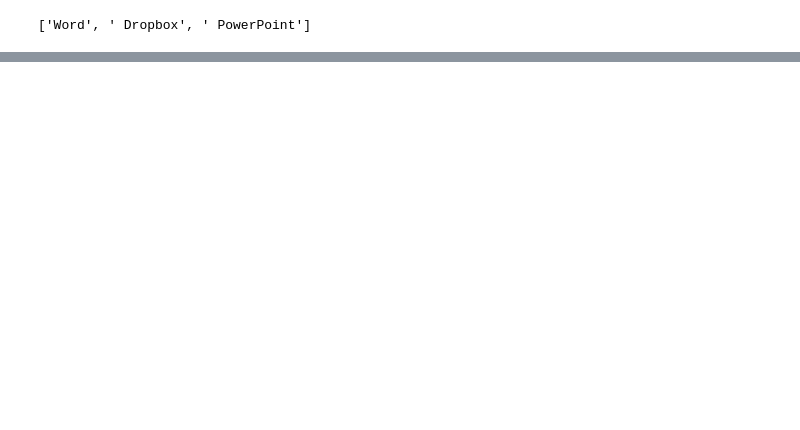
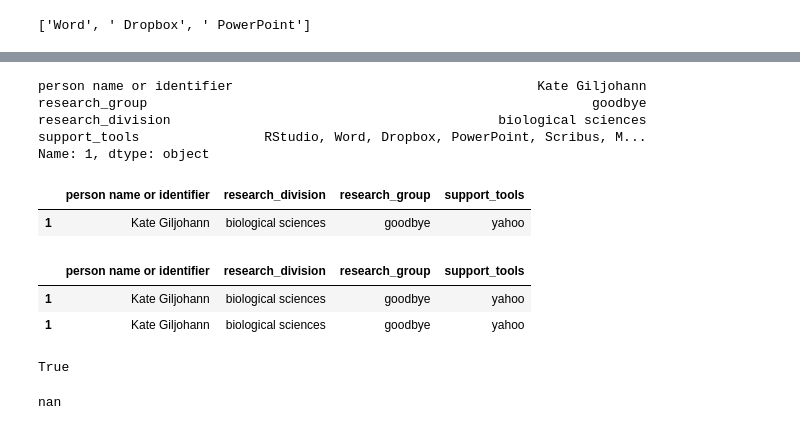
Before and after one commit to DamienIrving/resbaz-posters, a Jupyter notebook: analysis_sandbox.ipynb, the cells around one changed output, grey strips where cells are left out. Saved outputs shown, nothing was run; the diff lists cells and outputs as text; code cells hidden in the pictures; blank space fills up the shorter version.

```diff
--- a/analysis_sandbox.ipynb
+++ b/analysis_sandbox.ipynb
@@ -29,0 +86,8 @@ df['support_tools'][0].split(',')
+# %%
+row[['person name or identifier', 'research_group', 'research_division', 'support_tools']]
+# %% [output]
+person name or identifier                                       Kate Giljohann
+research_group                                                         goodbye
+research_division                                          biological sciences
+support_tools                RStudio, Word, Dropbox, PowerPoint, Scribus, M...
+Name: 1, dtype: object
@@ -29,0 +96,27 @@ df['support_tools'][0].split(',')
+# %%
+new_row = row[['person name or identifier', 'research_group', 'research_division', 'support_tools']].copy()
+# %%
+new_row['support_tools'] = 'yahoo'
+# %%
+test = test.append(new_row)
+# %%
+test
+# %% [output]
+|  | person name or identifier | research_division | research_group | support_tools |
+| 1 | Kate Giljohann | biological sciences | goodbye | yahoo |
+# %%
+test = test.append(new_row)
+# %%
+test
+# %% [output]
+|  | person name or identifier | research_division | research_group | support_tools |
+| 1 | Kate Giljohann | biological sciences | goodbye | yahoo |
+| 1 | Kate Giljohann | biological sciences | goodbye | yahoo |
+# %%
+pandas.notnull(row['general_datasci_tools'])
+# %% [output]
+True
+# %%
+row['discipline_datasci_tools']
+# %% [output]
+nan
```
Also changed, not shown: parts of 15 cells of this notebook, 3 other files.
